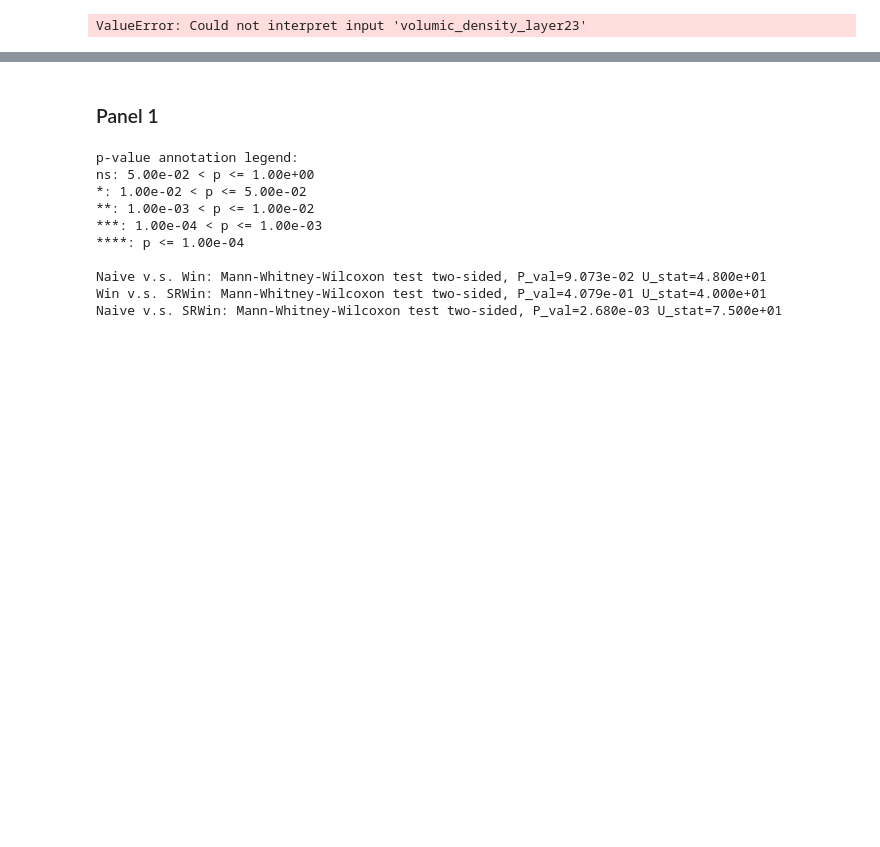
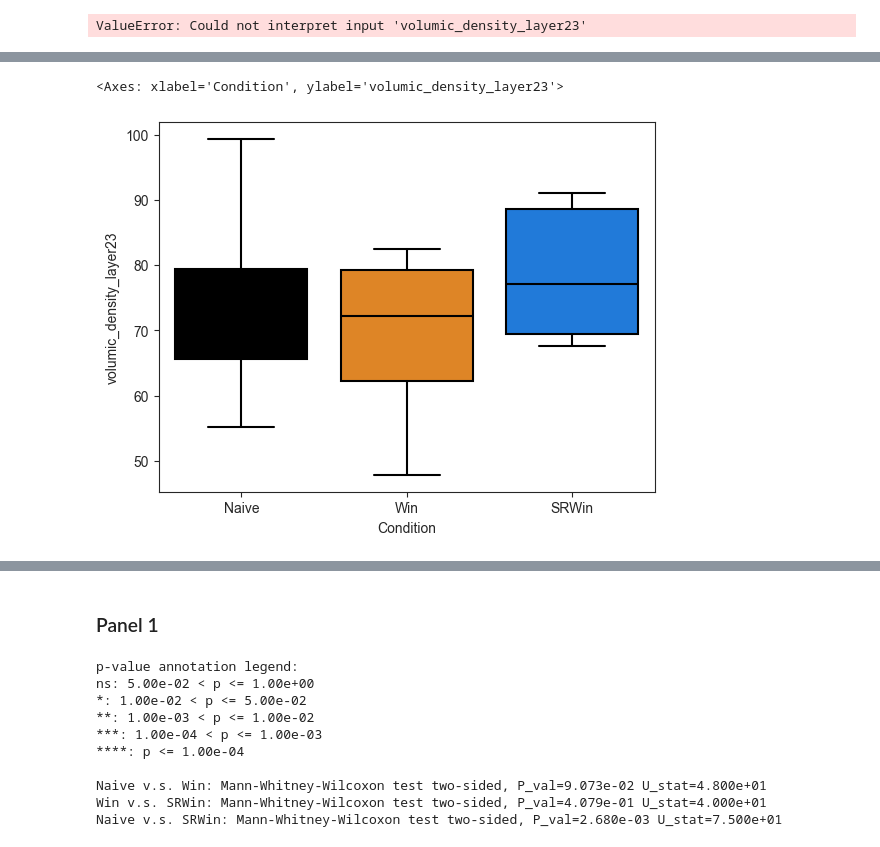
Before and after one commit to ChavisManzoniLab/MarsCell, a Jupyter notebook: plots_paper copy.ipynb, the cells around one changed output, grey strips where cells are left out. Drawn from its saved outputs; the diff is of its cells as text; code cells hidden in the pictures; blank space fills up the shorter version.

```diff
--- a/plots_paper copy.ipynb
+++ b/plots_paper copy.ipynb
@@ -525 +545,7 @@ ValueError: Could not interpret input 'volumic_density_layer23'
+# %%
+
+sns.boxplot(data=mean_density_all, x='Condition', y = 'volumic_density_layer23',)
+# %% [output]
+<Axes: xlabel='Condition', ylabel='volumic_density_layer23'>
+[figure, added]
 # %%
```
Also changed, not shown: parts of 9 cells of this notebook, 2 other files.
